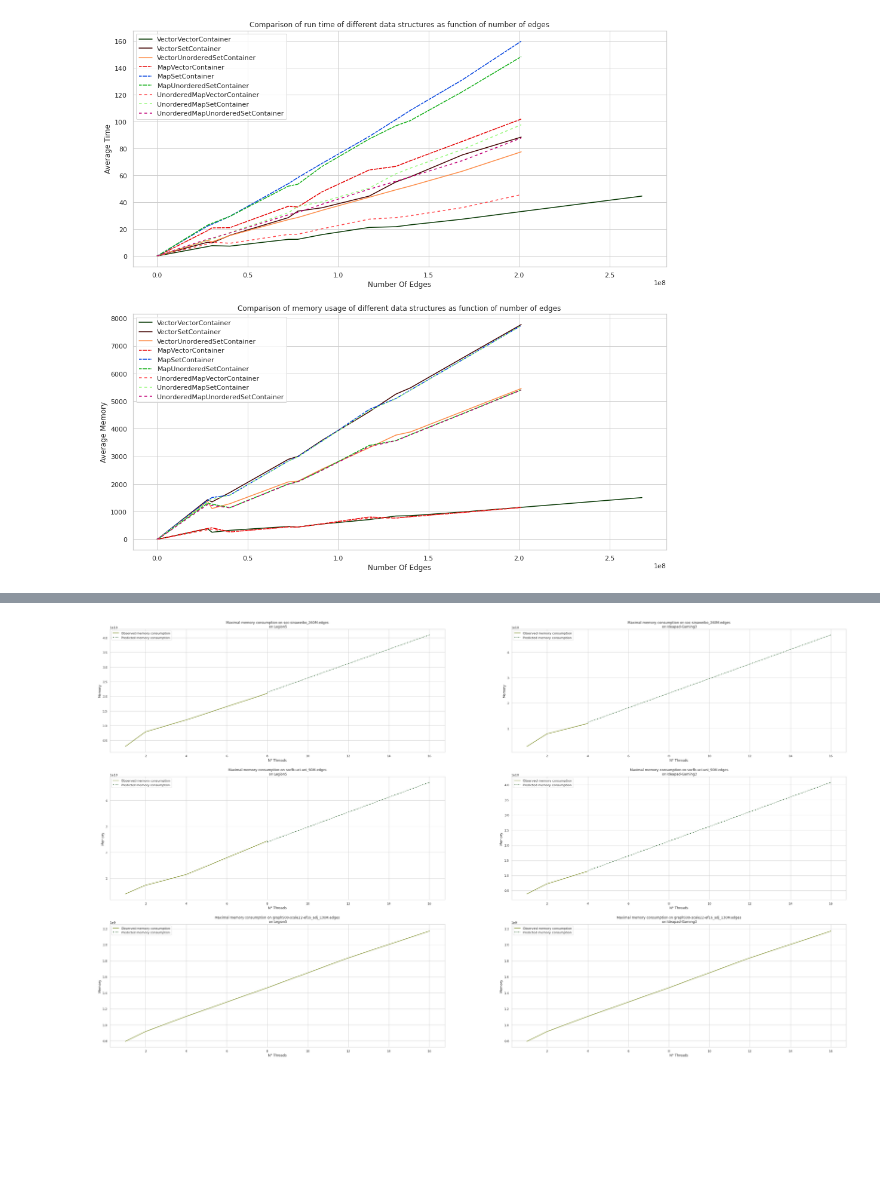
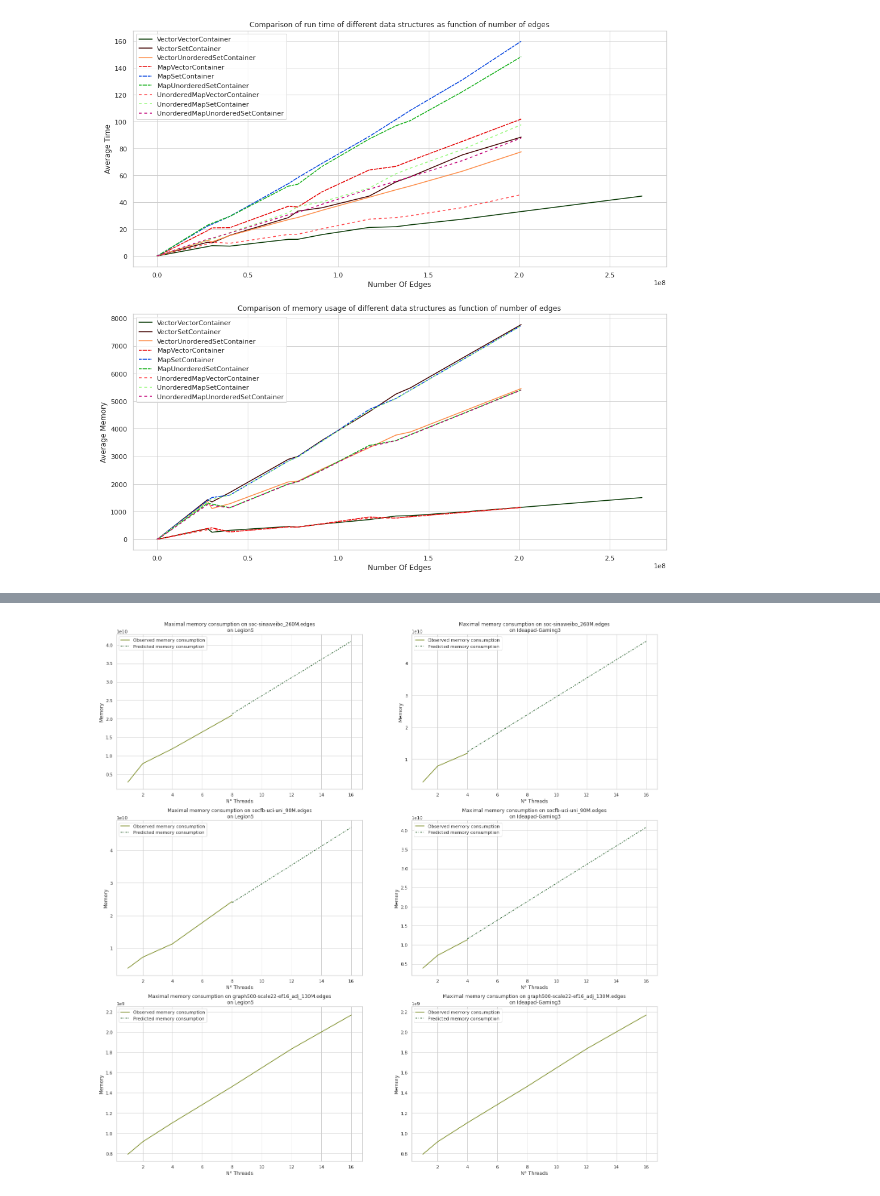
Before and after one commit to mariemloukill/Graph_creation, a Jupyter notebook: PFATeam/results/analysis.ipynb, the cells around one changed output, grey strips where cells are left out. Saved outputs shown, nothing was run; the diff lists cells and outputs as text; code cells hidden in the pictures; blank space fills up the shorter version.

```diff
--- a/PFATeam/results/analysis.ipynb
+++ b/PFATeam/results/analysis.ipynb
@@ -45,7 +45,9 @@ import json
 def load_dataset(csv_name:str):
     data= pd.read_csv(csv_name,sep='\t')
     data["Average Memory"].replace("CRASHED","NaN",inplace=True)
-    data["Average Memory"].astype(dtype=np.float64)
+    data["Average Memory"] = data["Average Memory"].astype(dtype=np.float64)
+    data["Average Time"].replace("CRASHED","NaN",inplace=True)
+    data["Average Time"] = data["Average Time"].astype(dtype=np.float64)
     data["Start Time"]=pd.to_datetime(data["Start Time"])
     data["End Time"]=pd.to_datetime(data["End Time"])
     return data
@@ -59,6 +61,12 @@ def load_hardware_info(json_name:str):
     with open(json_name) as file:
         return json.load(file)
 
+def nb_threads(strategy_name:str):
+    if strategy_name=="Sequential":
+        return 1
+    else:
+        return int(strategy_name.split('#')[-1])
+
 class AlgorithmData:
     def __init__(self,name,csv_name,profile_name,hardware_info):
         self.name=name
@@ -71,11 +79,7 @@ class AlgorithmData:
     def algorithm_execution_time(self,graph_name:str, strategy_name:str):
         result=self.dataset.query(f"`Graph Name` == '{graph_name}' and `Type` == '{strategy_name}'").iloc[0]
         return result["End Time"] - result["Start Time"]
-    def nb_threads(self,strategy_name:str):
-        if strategy_name=="Sequential":
-            return 1
-        else:
-            return int(strategy_name.split('#')[-1])
+
     def full_dataset(self):
         dataset=self.dataset.copy()
         for key in self.hardware:
@@ -277,33 +310,33 @@ We note that the ram usage is practically independent of the used machine and/or
 # %%
 from sklearn.linear_model import LinearRegression
 
 def max_memory_plot(results,graph_name:str,ax=None):
     X=[]
     Y=[]
     name:str
     for result in results:
         name=result.name
         for query in result.dataset.query(f"`Graph Name`=='{graph_name}'").index:
-            X.append(result.nb_threads(result.dataset.iloc[query]["Type"]))
+            X.append(nb_threads(result.dataset.iloc[query]["Type"]))
             Y.append(result.dataset.iloc[query]["Average Memory"])
     data=pd.DataFrame({"N° Threads":X,"Memory":Y})
     data["Memory"]=data["Memory"].astype(np.float64)
     actual_data=data.dropna()
     regression = LinearRegression()
     regression.fit(np.reshape(actual_data["N° Threads"].to_numpy(),(-1,1)),actual_data["Memory"].to_numpy())
     projected_data=data[(data["Memory"].isna()) | (data["N° Threads"]==actual_data["N° Threads"].max())].copy()
     projected_data["Memory"]=regression.predict(projected_data["N° Threads"].to_numpy().reshape((-1,1)))
     sns.lineplot(data=actual_data,x="N° Threads",y="Memory",ax=ax,color="xkcd:olive green",label="Observed memory consumption")
     sns.lineplot(data=projected_data,x="N° Threads",y="Memory",ax=ax,color="xkcd:forest green",label="Predicted memory consumption")
     ax.set_title(f"Maximal memory consumption on {graph_name}\n on {name}")
     ax.lines[1].set_dashes((3,2,1,2))
     ax.legend()
     return ax
 
-fig,axs=plt.subplots(3,2,figsize=(48,28))
+fig,axs=plt.subplots(3,2,figsize=(24,24))
 for axz,run in zip(axs.T,[[legion5_parallel,legion5_sequential],[ideapad_gaming_parallel,ideapad_gaming_sequential]]):
     for ax,graph_name in zip(axz,["soc-sinaweibo_260M.edges","socfb-uci-uni_90M.edges","graph500-scale22-ef16_adj_130M.edges"]):
         ax=max_memory_plot(run,graph_name,ax=ax)
 fig.savefig("test.png")
 # %% [output]
-[figure, old version]
+[figure, new version]
```
Also changed, not shown: parts of 24 cells of this notebook, 4 other files.
